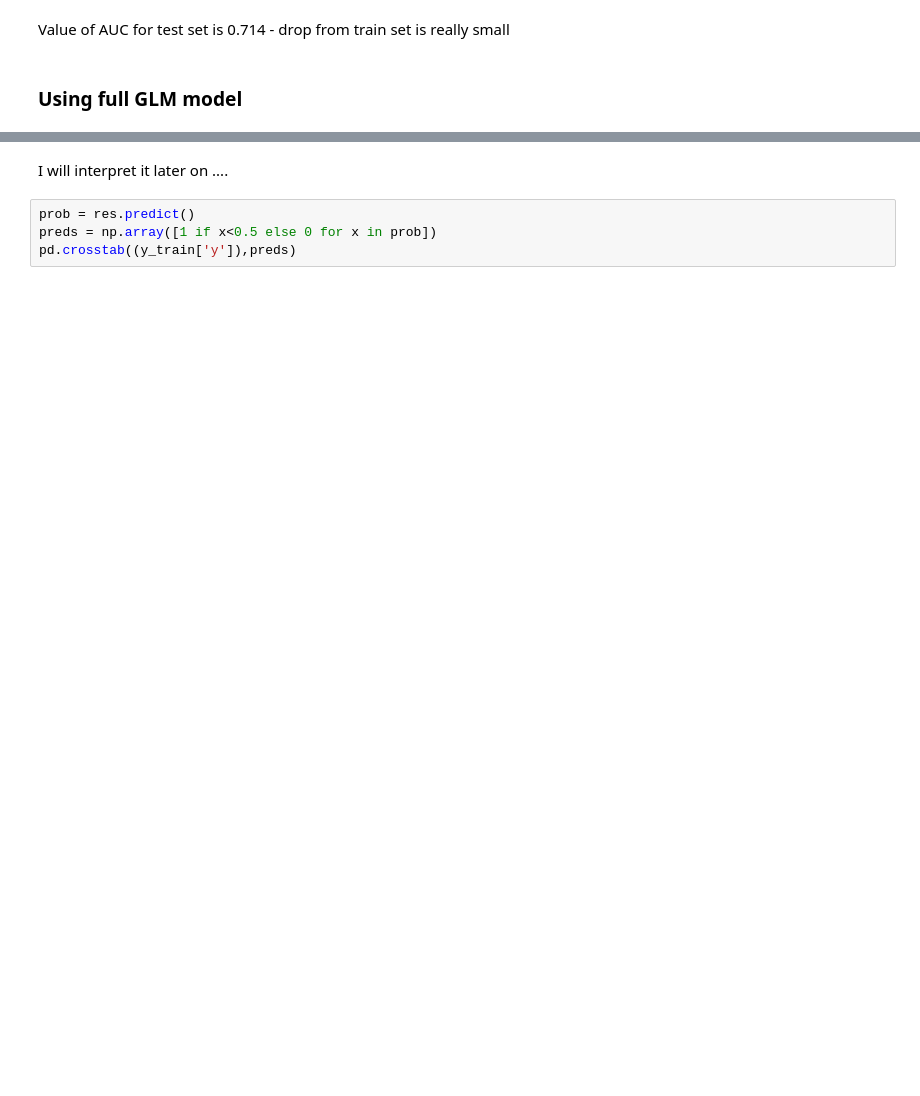
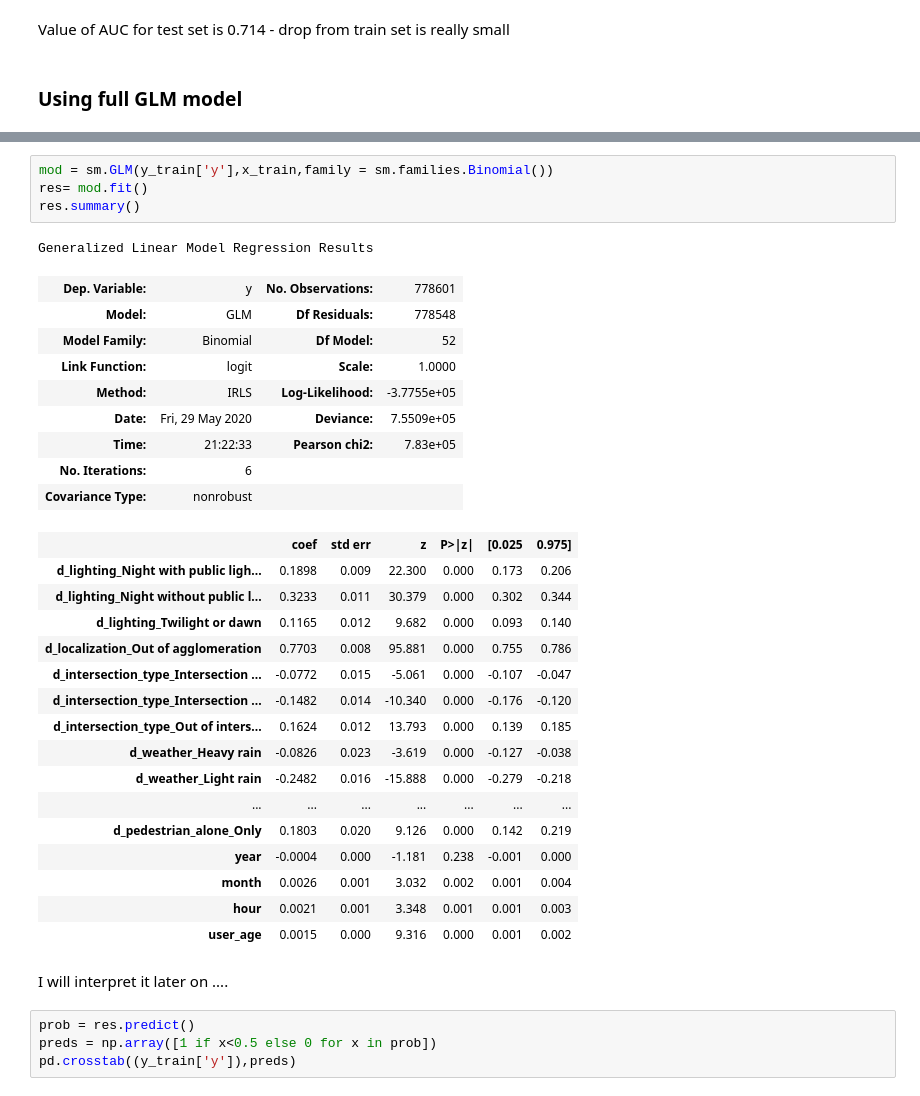
Before and after one commit to kmatusz/accidents, a Jupyter notebook: Modeling.ipynb, the cells around one changed output, grey strips where cells are left out. Drawn from its saved outputs; the diff is of its cells as text; blank space fills up the shorter version.

```diff
--- a/Modeling.ipynb
+++ b/Modeling.ipynb
@@ -581,3 +485,34 @@ Generalized Linear Model Regression Results
+# %%
+mod = sm.GLM(y_train['y'],x_train,family = sm.families.Binomial())
+res= mod.fit()
+res.summary()
+# %% [output]
+Generalized Linear Model Regression Results
+| Dep. Variable: | y | No. Observations: | 778601 |
+| Model: | GLM | Df Residuals: | 778548 |
+| Model Family: | Binomial | Df Model: | 52 |
+| Link Function: | logit | Scale: | 1.0000 |
+| Method: | IRLS | Log-Likelihood: | -3.7755e+05 |
+| Date: | Fri, 29 May 2020 | Deviance: | 7.5509e+05 |
+| Time: | 21:22:33 | Pearson chi2: | 7.83e+05 |
+| No. Iterations: | 6 |  |  |
+| Covariance Type: | nonrobust |  |  |
+|  | coef | std err | z | P>|z| | [0.025 | 0.975] |
+| d_lighting_Night with public ligh... | 0.1898 | 0.009 | 22.300 | 0.000 | 0.173 | 0.206 |
+| d_lighting_Night without public l... | 0.3233 | 0.011 | 30.379 | 0.000 | 0.302 | 0.344 |
+| d_lighting_Twilight or dawn | 0.1165 | 0.012 | 9.682 | 0.000 | 0.093 | 0.140 |
+| d_localization_Out of agglomeration | 0.7703 | 0.008 | 95.881 | 0.000 | 0.755 | 0.786 |
+| d_intersection_type_Intersection ... | -0.0772 | 0.015 | -5.061 | 0.000 | -0.107 | -0.047 |
+| d_intersection_type_Intersection ... | -0.1482 | 0.014 | -10.340 | 0.000 | -0.176 | -0.120 |
+| d_intersection_type_Out of inters... | 0.1624 | 0.012 | 13.793 | 0.000 | 0.139 | 0.185 |
+| d_weather_Heavy rain | -0.0826 | 0.023 | -3.619 | 0.000 | -0.127 | -0.038 |
+| d_weather_Light rain | -0.2482 | 0.016 | -15.888 | 0.000 | -0.279 | -0.218 |
+| ... | ... | ... | ... | ... | ... | ... |
+| d_pedestrian_alone_Only | 0.1803 | 0.020 | 9.126 | 0.000 | 0.142 | 0.219 |
+| year | -0.0004 | 0.000 | -1.181 | 0.238 | -0.001 | 0.000 |
+| month | 0.0026 | 0.001 | 3.032 | 0.002 | 0.001 | 0.004 |
+| hour | 0.0021 | 0.001 | 3.348 | 0.001 | 0.001 | 0.003 |
+| user_age | 0.0015 | 0.000 | 9.316 | 0.000 | 0.001 | 0.002 |
 # %% [markdown]
 I will interpret it later on ....
 # %%
```
Also changed, not shown: parts of 8 cells of this notebook.
